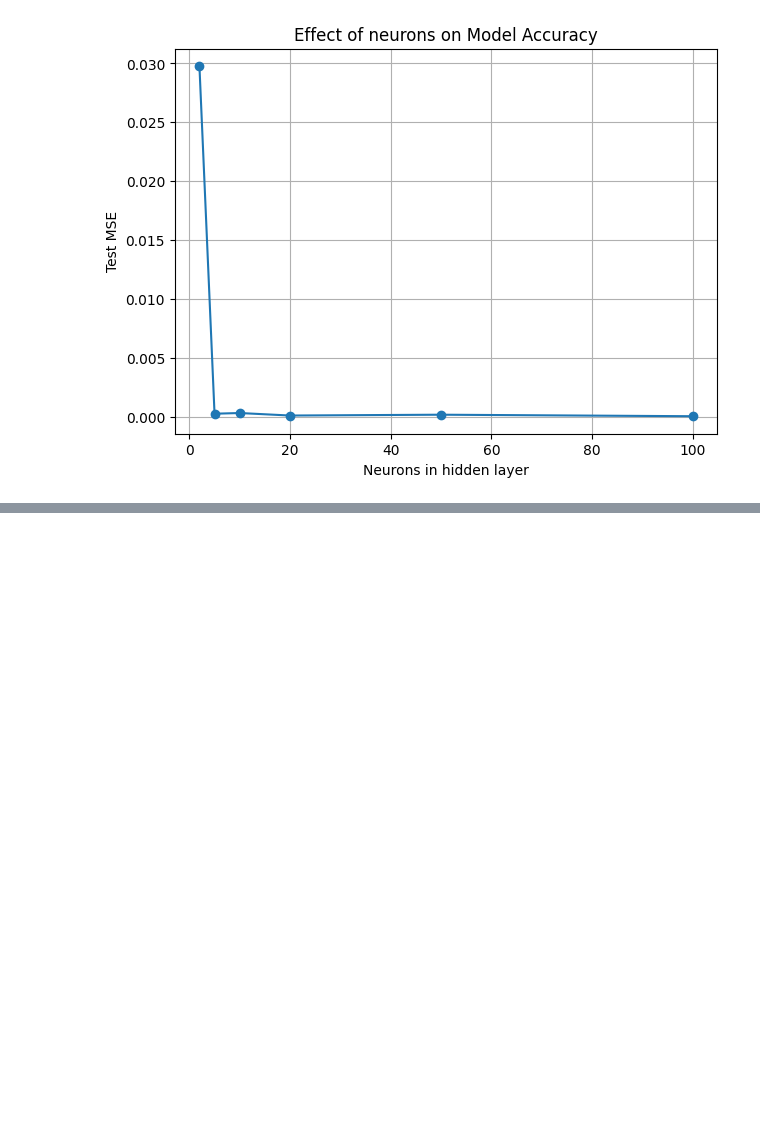
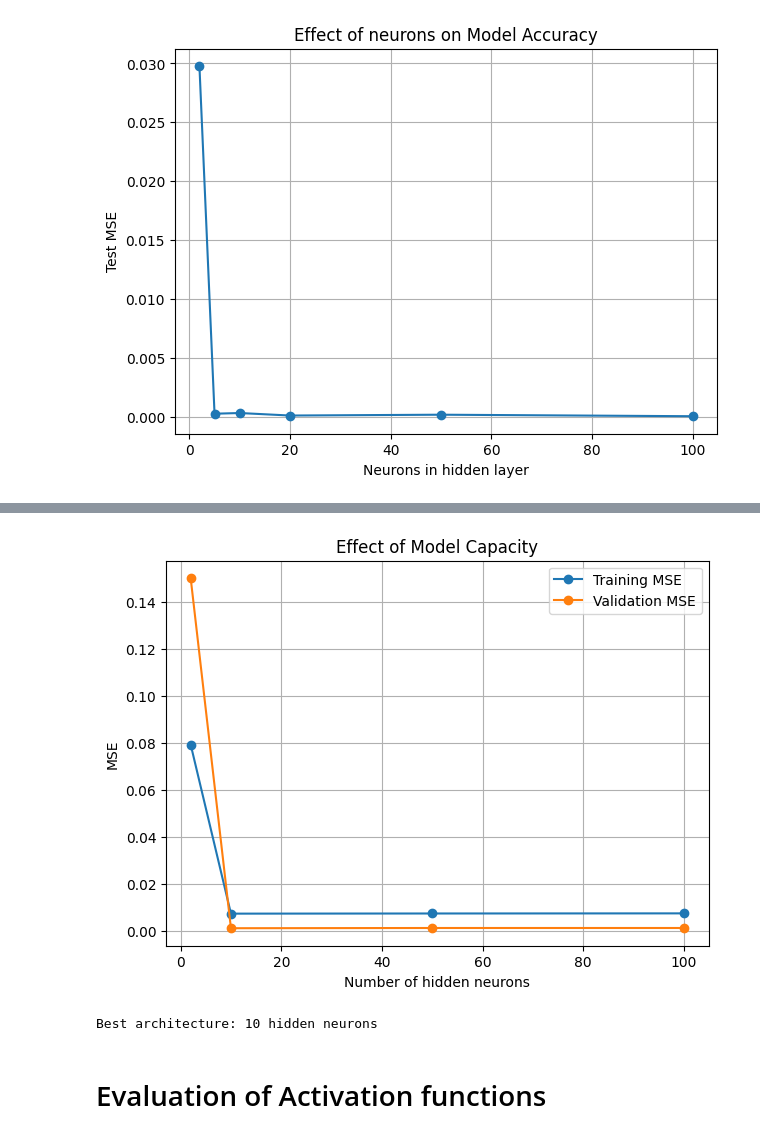
Before and after one commit to viba2001/AI_Science_Engineering_Fall26, a Jupyter notebook: Tutorial 01 Function approximation.ipynb, the cells around one changed output, grey strips where cells are left out. Saved outputs shown, nothing was run; the diff lists cells and outputs as text; code cells hidden in the pictures; blank space fills up the shorter version.

```diff
--- a/Tutorial 01 Function approximation.ipynb
+++ b/Tutorial 01 Function approximation.ipynb
@@ -412,0 +591,29 @@ plt.show()
+# %%
+plt.figure(figsize=(7,5))
+
+plt.plot(hidden_sizes,train_mse,'o-',label='Training MSE')
+
+plt.plot(hidden_sizes,val_mse,'o-',label='Validation MSE')
+
+plt.xlabel("Number of hidden neurons")
+plt.ylabel("MSE")
+plt.title("Effect of Model Capacity")
+
+
+plt.legend()
+plt.grid()
+plt.show()
+# %% [output]
+[figure, added]
+# %%
+best_index = np.argmin(val_mse)
+
+best_neurons = hidden_sizes[best_index]
+
+print(
+    f"Best architecture: {best_neurons} hidden neurons"
+)
+# %% [output]
+Best architecture: 10 hidden neurons
+# %% [markdown]
+# Evaluation of Activation functions
```
Also changed, not shown: parts of 17 cells of this notebook.
